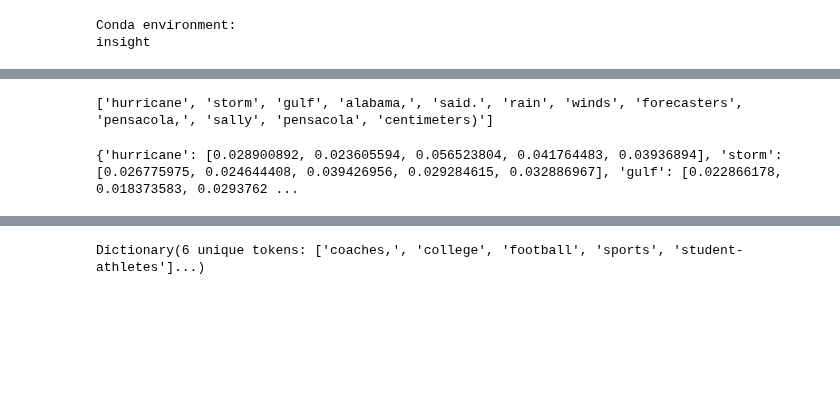
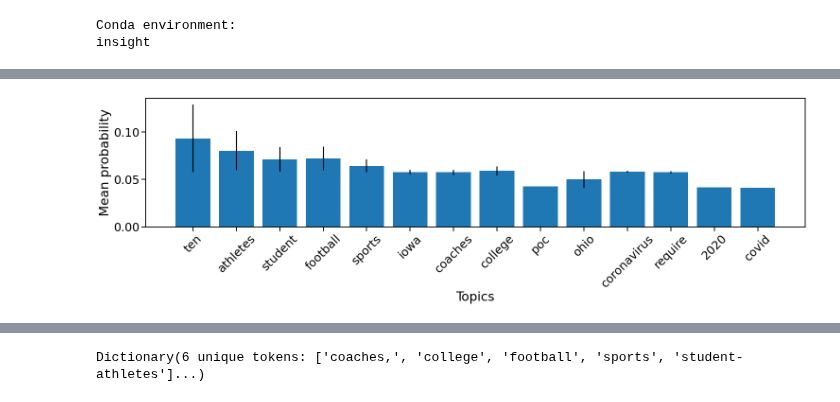
Before and after one commit to sagarsetru/debiaser, a Jupyter notebook: debiaser_eda.ipynb, the cells around one changed output, grey strips where cells are left out. Saved outputs shown, nothing was run; the diff lists cells and outputs as text; code cells hidden in the pictures; blank space fills up the shorter version.

```diff
--- a/debiaser_eda.ipynb
+++ b/debiaser_eda.ipynb
@@ -139,7 +141,7 @@ else:
 
 # adding custom words
 stop_words.append('said')
-stop_words.append("you're")
+stop_words.append('youre')
 # %%
 # print(stop_words)
 # %%
@@ -308,8 +293,30 @@ for topic in lda_topics:
-# %%
-print(topics)
-# %% [output]
-['hurricane', 'storm', 'gulf', 'alabama,', 'said.', 'rain', 'winds', 'forecasters', 'pensacola,', 'sally', 'pensacola', 'centimeters)']
-# %%
-print(topics_probs_dict)
-# %% [output]
-{'hurricane': [0.028900892, 0.023605594, 0.056523804, 0.041764483, 0.03936894], 'storm': [0.026775975, 0.024644408, 0.039426956, 0.029284615, 0.032886967], 'gulf': [0.022866178, 0.018373583, 0.0293762 ...
+# %%
+x_topics = []
+y_means = np.zeros((len(topics_mean_probs_dict)))
+y_std = np.zeros((len(topics_std_probs_dict)))
+y_frequencies = np.zeros((len(topics_frequency_dict)))
+
+counter = -1
+for topics, mean_prob in topics_mean_probs_dict.items():
+    counter += 1
+    x_topics.append(topics)
+    y_means[counter] = mean_prob
+
+counter2 = -1
+for topics, frequency in topics_frequency_dict.items():
+    counter2 += 1
+    y_frequencies[counter2] = frequency
+
+counter3 = -1
+for topics, std in topics_std_probs_dict.items():
+    counter3 += 1
+    y_std[counter3] = std
+# %%
+plt.figure(figsize=(25,5))
+plt.bar(x_topics,y_means,yerr=y_std);
+plt.ylabel('Mean probability')
+plt.xlabel('Topics')
+sns.set_context('talk', font_scale=1.5)
+plt.xticks(rotation=45);
+# %% [output]
+[figure, added]
```
Also changed, not shown: parts of 7 cells of this notebook.
